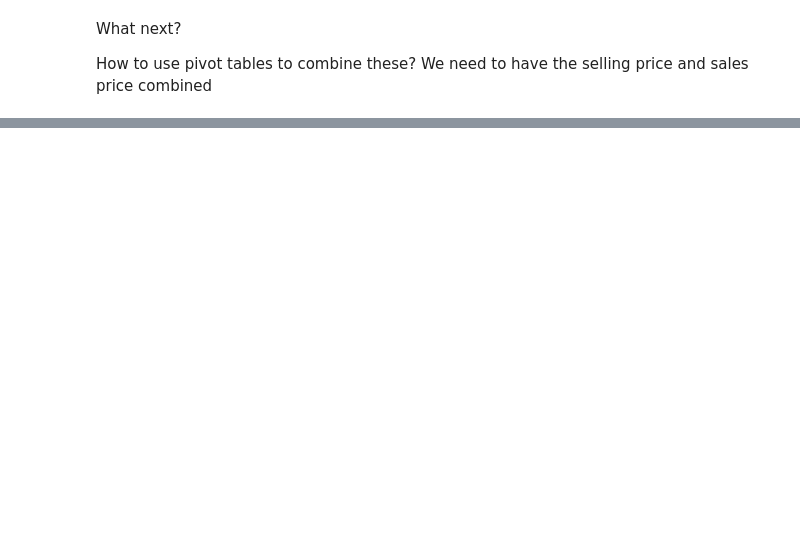
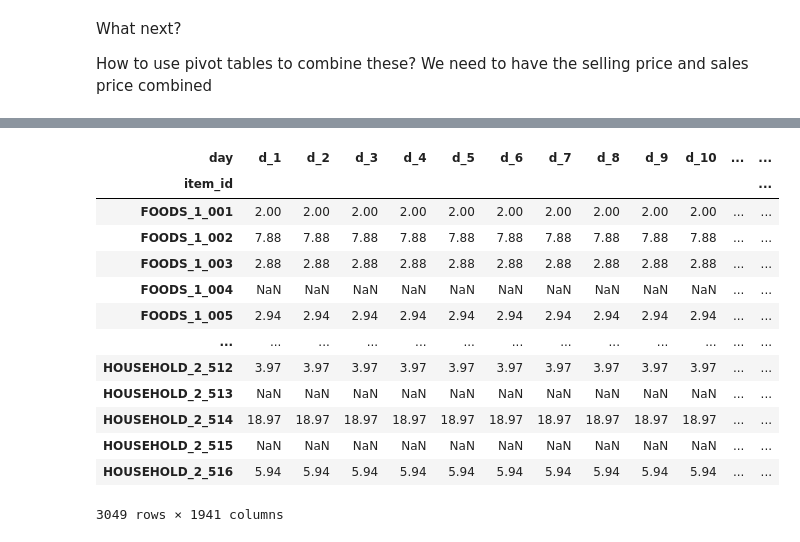
Before and after one commit to krishnans14/Joinhowdy_projects, a Jupyter notebook: M5_Competition_EDA.ipynb, the cells around one changed output, grey strips where cells are left out. Saved outputs shown, nothing was run; the diff lists cells and outputs as text; code cells hidden in the pictures; blank space fills up the shorter version.

```diff
--- a/M5_Competition_EDA.ipynb
+++ b/M5_Competition_EDA.ipynb
@@ -573,0 +698,25 @@ Update: 07 January 2021
+# %%
+pivot_selling_cal_CA_1 = pd.pivot_table(sellprices_cal_df_CA_1, values='sell_price', index='item_id', columns='day')
+# %%
+dict_col_name = {}
+for i in range(1,1942):
+    dict_col_name[i] = 'd_'+str(i)
+# %%
+pivot_selling_cal_CA_1.rename(columns=dict_col_name, inplace=True)
+# %%
+pivot_selling_cal_CA_1
+# %% [output]
+| day | d_1 | d_2 | d_3 | d_4 | d_5 | d_6 | d_7 | d_8 | d_9 | d_10 | ... | ... |
+| item_id |  |  |  |  |  |  |  |  |  |  |  | ... |
+| FOODS_1_001 | 2.00 | 2.00 | 2.00 | 2.00 | 2.00 | 2.00 | 2.00 | 2.00 | 2.00 | 2.00 | ... | ... |
+| FOODS_1_002 | 7.88 | 7.88 | 7.88 | 7.88 | 7.88 | 7.88 | 7.88 | 7.88 | 7.88 | 7.88 | ... | ... |
+| FOODS_1_003 | 2.88 | 2.88 | 2.88 | 2.88 | 2.88 | 2.88 | 2.88 | 2.88 | 2.88 | 2.88 | ... | ... |
+| FOODS_1_004 | NaN | NaN | NaN | NaN | NaN | NaN | NaN | NaN | NaN | NaN | ... | ... |
+| FOODS_1_005 | 2.94 | 2.94 | 2.94 | 2.94 | 2.94 | 2.94 | 2.94 | 2.94 | 2.94 | 2.94 | ... | ... |
+| ... | ... | ... | ... | ... | ... | ... | ... | ... | ... | ... | ... | ... |
+| HOUSEHOLD_2_512 | 3.97 | 3.97 | 3.97 | 3.97 | 3.97 | 3.97 | 3.97 | 3.97 | 3.97 | 3.97 | ... | ... |
+| HOUSEHOLD_2_513 | NaN | NaN | NaN | NaN | NaN | NaN | NaN | NaN | NaN | NaN | ... | ... |
+| HOUSEHOLD_2_514 | 18.97 | 18.97 | 18.97 | 18.97 | 18.97 | 18.97 | 18.97 | 18.97 | 18.97 | 18.97 | ... | ... |
+| HOUSEHOLD_2_515 | NaN | NaN | NaN | NaN | NaN | NaN | NaN | NaN | NaN | NaN | ... | ... |
+| HOUSEHOLD_2_516 | 5.94 | 5.94 | 5.94 | 5.94 | 5.94 | 5.94 | 5.94 | 5.94 | 5.94 | 5.94 | ... | ... |
+3049 rows × 1941 columns
```
Also changed, not shown: parts of 27 cells of this notebook.
